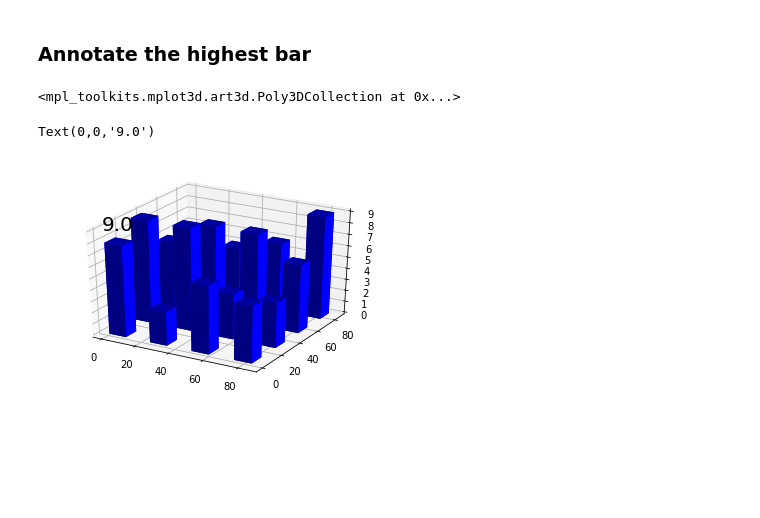
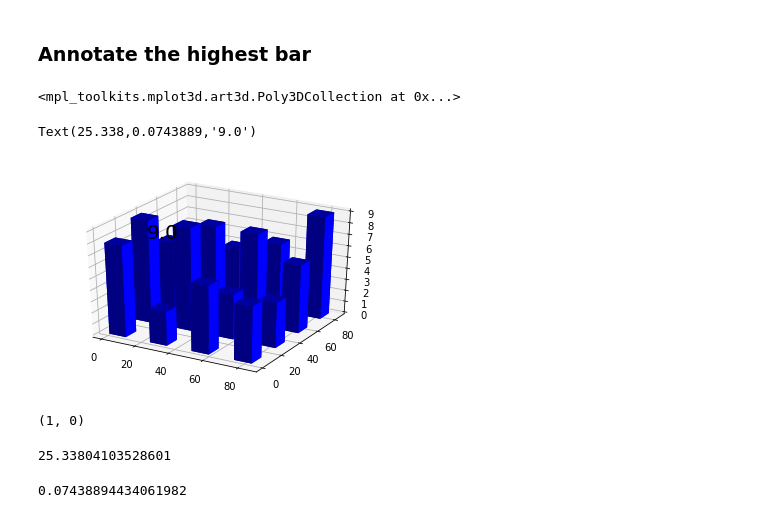
Before and after one commit to ryubidragonfire/python-cheatsheet, a Jupyter notebook: plot/3D Histogram.ipynb, the cells around one changed output. Drawn from its saved outputs; the diff is of its cells as text; code cells hidden in the pictures; blank space fills up the shorter version.

```diff
--- a/plot/3D Histogram.ipynb
+++ b/plot/3D Histogram.ipynb
@@ -189,33 +189,41 @@ array([[1, 0],
 # %%
 from mpl_toolkits.mplot3d import Axes3D
 import matplotlib.pyplot as plt
 import numpy as np
 
 np.random.seed(8)
 
 fig = plt.figure()
 ax = fig.add_subplot(111, projection='3d')
 x, y = np.random.rand(2, 100) * 100; #min(x), max(x), min(y), max(y)
 hist, xedges, yedges = np.histogram2d(x, y, bins=4); #hist, xedges, yedges
 
 elements = (len(xedges) - 1) * (len(yedges) - 1); #elements
 xpos, ypos = np.meshgrid(xedges[:-1], yedges[:-1]); #xedges[:-1], yedges[:-1]
 
 xpos = xpos.flatten(); #xpos
 ypos = ypos.flatten(); #ypos
 zpos = np.zeros(elements); #zpos
 dx = 10 * np.ones_like(zpos); #dx
 dy = dx.copy(); #dy
 dz = hist.flatten(); #dz
 
 ax.bar3d(xpos, ypos, zpos, dx, dy, dz, color='b', zsort='average')
 
 # annotate
 max_coord = np.argwhere(hist == hist.max())
-ax.text(max_coord[0][1], max_coord[0][1], hist.max(), hist.max(), size=20, zorder=1, color='k')
+ax.text(xedges[max_coord[0][0]], yedges[max_coord[0][1]], hist.max(), hist.max(), size=20, zorder=1, color='k')
 
 plt.show()
 # %% [output]
 <mpl_toolkits.mplot3d.art3d.Poly3DCollection at 0x...>
-Text(0,0,'9.0')
+Text(25.338,0.0743889,'9.0')
-[figure, old version]
+[figure, new version]
+# %%
+max_coord[0][0], max_coord[0][1]
+xedges[max_coord[0][0]]
+yedges[max_coord[0][1]]
+# %% [output]
+(1, 0)
+25.33804103528601
+0.07438894434061982
```
Also changed, not shown: 2 other files.
